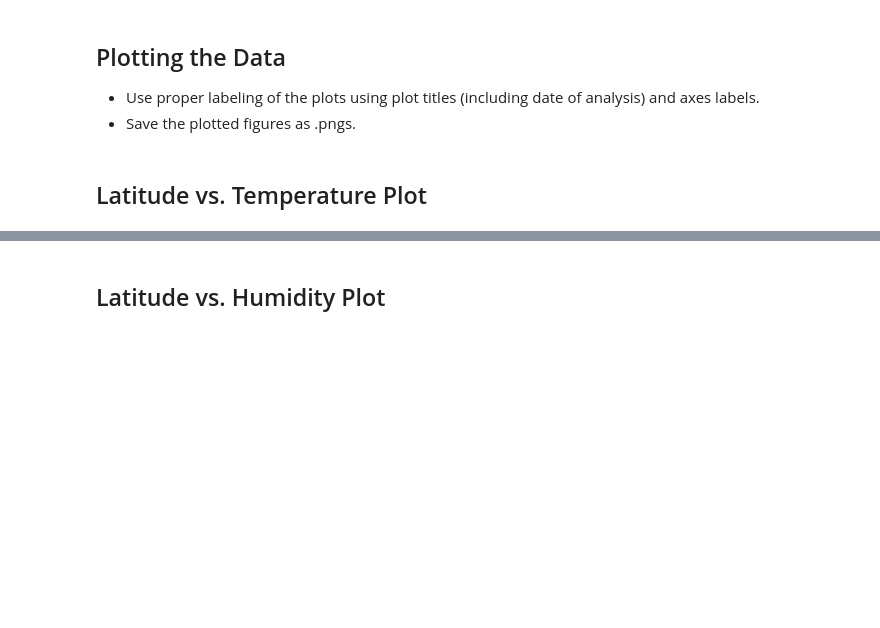
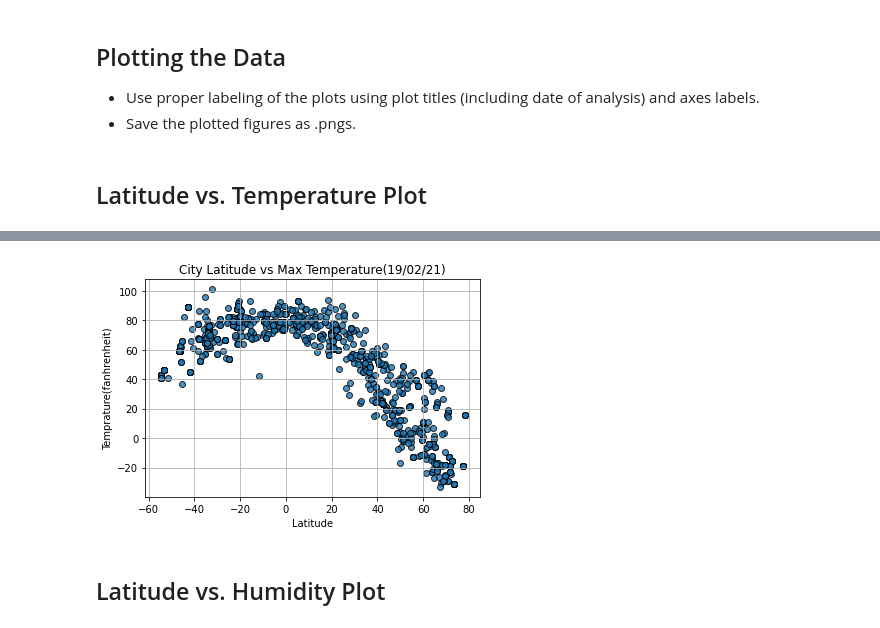
Before and after one commit to niyioyedele/python-api-challenge, a Jupyter notebook: WeatherPy/WeatherPy.ipynb, the cells around one changed output, grey strips where cells are left out. Saved outputs shown, nothing was run; the diff lists cells and outputs as text; code cells hidden in the pictures; blank space fills up the shorter version.

Commit message:
weatherpy completed and updates

```diff
--- a/WeatherPy/WeatherPy.ipynb
+++ b/WeatherPy/WeatherPy.ipynb
@@ -16,7 +16,7 @@ from config import g_key
 # %% [markdown]
 ## Generate Cities List
 # %%
-random_city_df=pd.DataFrame({'longitude':(np.random.uniform(-180,180,1500)), 'latitude':(np.random.uniform(-90,90,1500))})
+random_city_df=pd.DataFrame({'longitude':(np.random.uniform(-180,180,1300)), 'latitude':(np.random.uniform(-90,90,1300))})
 
 random_city_df.head()
 
@@ -30,6 +30,8 @@ for row in range(0,len(random_city_df)):
     city=citipy.nearest_city(lat,lon)
     name=city.city_name
     cities.append(name)
+    if name not in cities:
+        cities.append(name)
     countrycode=city.country_code
     country.append(countrycode)
 
@@ -190,0 +146,13 @@ See the caveats in the documentation: https://pandas.pydata.org/pandas-docs/stab
+# %%
+
+
+cities_df=pd.DataFrame(city_data)
+
+cities_df.to_csv('cities_weather.csv')
+
+cities_df['Max Temp']= pd.to_numeric(cities_df['Max Temp'], errors='coerce')
+cities_df['Humidity']= pd.to_numeric(cities_df['Humidity'], errors='coerce')
+cities_df['Cloudiness']= pd.to_numeric(cities_df['Cloudiness'], errors='coerce')
+cities_df['Wind Speed']= pd.to_numeric(cities_df['Wind Speed'], errors='coerce')
+
+cities_df.head(20)
@@ -240,2 +235,13 @@ Int64Index([], dtype='int64')
+# %%
+plt.scatter(cities_df['Latitude'],cities_df['Max Temp'], edgecolor='black', linewidths=1,marker='o', alpha=0.8, label='Cities')
+
+plt.title('City Latitude vs Max Temperature(19/02/21)')
+plt.ylabel('Temprature(fanhrenheit)')
+plt.xlabel('Latitude')
+plt.grid('True')
+plt.savefig('Max-Temp_vs_Latitude.png')
+plt.show()
+# %% [output]
+[figure, added]
 # %% [markdown]
 ## Latitude vs. Humidity Plot
```
Also changed, not shown: parts of 30 cells of this notebook, 15 other files.
